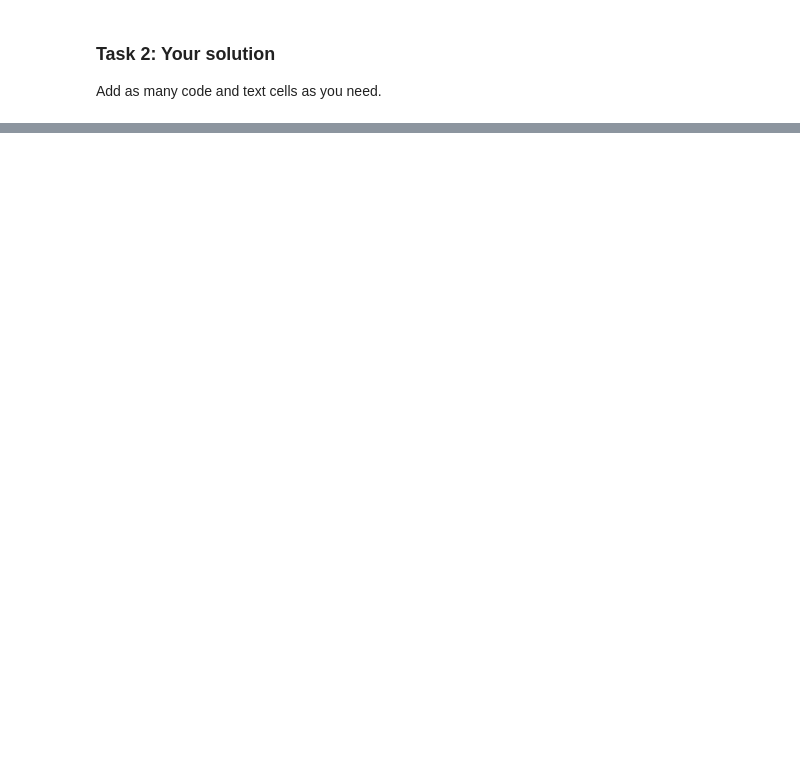
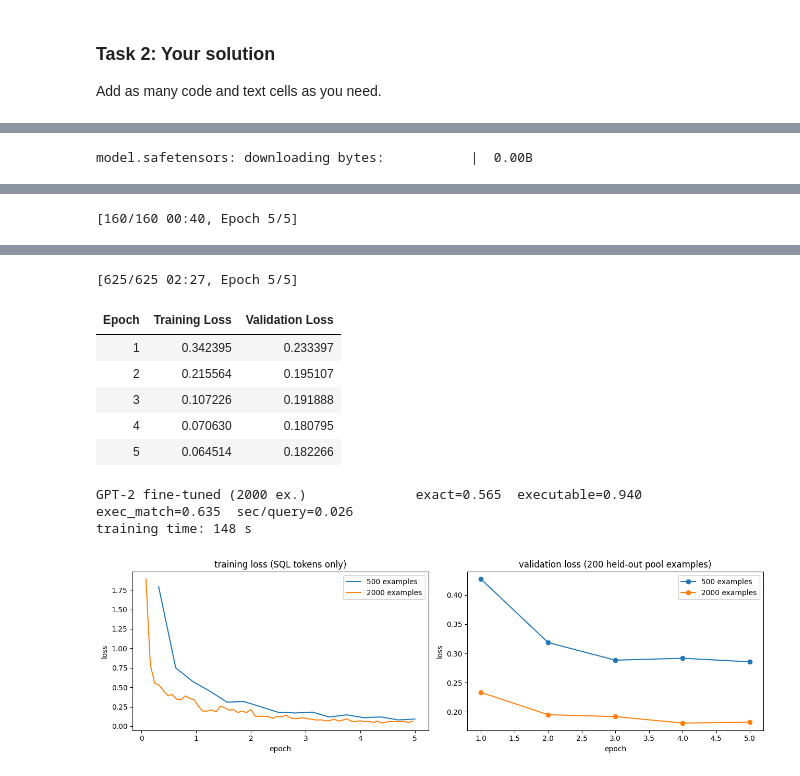
Before and after one commit to SandstromPL/Academics, a Jupyter notebook: sem7/NLP/LAB_ASSIGNMENT/13/NLP_LabAssignment_13.ipynb, the cells around one changed output, grey strips where cells are left out. Cells and saved outputs as stored; diff of their text form; code cells hidden in the pictures; blank space fills up the shorter version.

```diff
--- a/sem7/NLP/LAB_ASSIGNMENT/13/NLP_LabAssignment_13.ipynb
+++ b/sem7/NLP/LAB_ASSIGNMENT/13/NLP_LabAssignment_13.ipynb
@@ -139,0 +597,16 @@ _Results table, plots, and answers to the analysis questions go here._
+# %%
+def explain(i, n_neighbours=4):
+    """Print one test article with the best system's scores and its most similar pool articles."""
+    print(f"[test id {i}]  gold = {AG_LABELS[y_arr[i]]}  |  predicted = {AG_LABELS[best_pred[i]]}")
+    if proba is not None:
+        print("scores:", {AG_LABELS[c]: round(float(proba[i, c]), 3) for c in range(4)})
+    print("article:", test_texts[i])
+    print("most similar pool articles (the retrieval system's demonstrations):")
+    for j, s in zip(knn_top[i][:n_neighbours], knn_sims[i][:n_neighbours]):
+        print(f"   sim={s:.2f}  [{AG_LABELS[pool_labels[j]]:8s}]  {truncate(pool_texts[j], 30)}")
+    print("-" * 110)
+
+
+# The three mistakes discussed below (change the ids to discuss other rows of the table above)
+for i in shown[:3]:
+    explain(int(i))
@@ -213,0 +1096,52 @@ _Results table, plots, and answers to the analysis questions go here._
+# %%
+# ---------- Fine-tune twice (500 and 2,000 examples) with identical hyper-parameters ----------
+FT_ARGS = dict(num_train_epochs=5, per_device_train_batch_size=16, per_device_eval_batch_size=32,
+               learning_rate=1e-4, warmup_steps=20, lr_scheduler_type="cosine", weight_decay=0.0,
+               logging_steps=10, eval_strategy="epoch", save_strategy="no", prediction_loss_only=True,
+               fp16=(device == "cuda"), report_to="none", seed=SEED)
+collator = DataCollatorForSeq2Seq(tok_gpt, padding=True, label_pad_token_id=-100)
+
+
+def finetune_gpt2(n):
+    set_seed(SEED)
+    train_tok = FT_DATA[n].map(tokenize_sql, remove_columns=FT_DATA[n].column_names)
+    model = AutoModelForCausalLM.from_pretrained(GPT2_NAME).to(device)
+    model.config.pad_token_id = tok_gpt.eos_token_id
+    trainer = Trainer(model=model, args=TrainingArguments(output_dir=f"./gpt2-sql-{n}", **FT_ARGS),
+                      train_dataset=train_tok, eval_dataset=val_tok, data_collator=collator)
+    t0 = time.perf_counter()
+    trainer.train()
+    train_sec = time.perf_counter() - t0
+    history = trainer.state.log_history
+    del trainer
+    clear_gpu()
+    return model.eval(), history, train_sec
+
+
+def run_gpt2(model, desc, batch_size=32):
+    prompts = [ft_prompt(c, q) for c, q in zip(sql_test["context"], sql_test["question"])]
+    t0 = timer()
+    raw = generate_batch(model, tok_gpt, prompts, max_new_tokens=96, batch_size=batch_size, desc=desc)
+    sec = (timer() - t0) / len(prompts)
+    return [r.split("\n")[0].split("###")[0].strip() for r in raw], sec, raw
+
+
+FT_MODELS, FT_HISTORY, FT_TRAIN_SEC = {}, {}, {}
+for n in FT_SIZES:
+    print(f"\n===== Fine-tuning GPT-2 on {n} examples =====")
+    FT_MODELS[n], FT_HISTORY[n], FT_TRAIN_SEC[n] = finetune_gpt2(n)
+    preds, sec, raw = run_gpt2(FT_MODELS[n], f"GPT-2 FT {n}")
+    record_sql(f"GPT-2 fine-tuned ({n} ex.)", preds, sec, raw)
+    print(f"training time: {FT_TRAIN_SEC[n]:.0f} s")
+
+fig, axes = plt.subplots(1, 2, figsize=(13, 4))
+for n in FT_SIZES:
+    tr = [h for h in FT_HISTORY[n] if "loss" in h]
+    ev = [h for h in FT_HISTORY[n] if "eval_loss" in h]
+    axes[0].plot([h["epoch"] for h in tr], [h["loss"] for h in tr], label=f"{n} examples")
+    axes[1].plot([h["epoch"] for h in ev], [h["eval_loss"] for h in ev], marker="o", label=f"{n} examples")
+axes[0].set_title("training loss (SQL tokens only)"); axes[1].set_title("validation loss (200 held-out pool examples)")
+for ax in axes:
+    ax.set_xlabel("epoch"); ax.set_ylabel("loss"); ax.legend()
+plt.tight_layout(); plt.show()
+# %% [output]
@@ -213,0 +1149 @@ _Results table, plots, and answers to the analysis questions go here._
+model.safetensors: downloading bytes:           |  0.00B
@@ -213,0 +1151 @@ _Results table, plots, and answers to the analysis questions go here._
+[160/160 00:40, Epoch 5/5]
@@ -213,0 +1162,10 @@ _Results table, plots, and answers to the analysis questions go here._
+[625/625 02:27, Epoch 5/5]
+| Epoch | Training Loss | Validation Loss |
+| 1 | 0.342395 | 0.233397 |
+| 2 | 0.215564 | 0.195107 |
+| 3 | 0.107226 | 0.191888 |
+| 4 | 0.070630 | 0.180795 |
+| 5 | 0.064514 | 0.182266 |
+GPT-2 fine-tuned (2000 ex.)              exact=0.565  executable=0.940  exec_match=0.635  sec/query=0.026
+training time: 148 s
+[figure, added]
```
Also changed, not shown: parts of 31 cells of this notebook, 2 other files.
